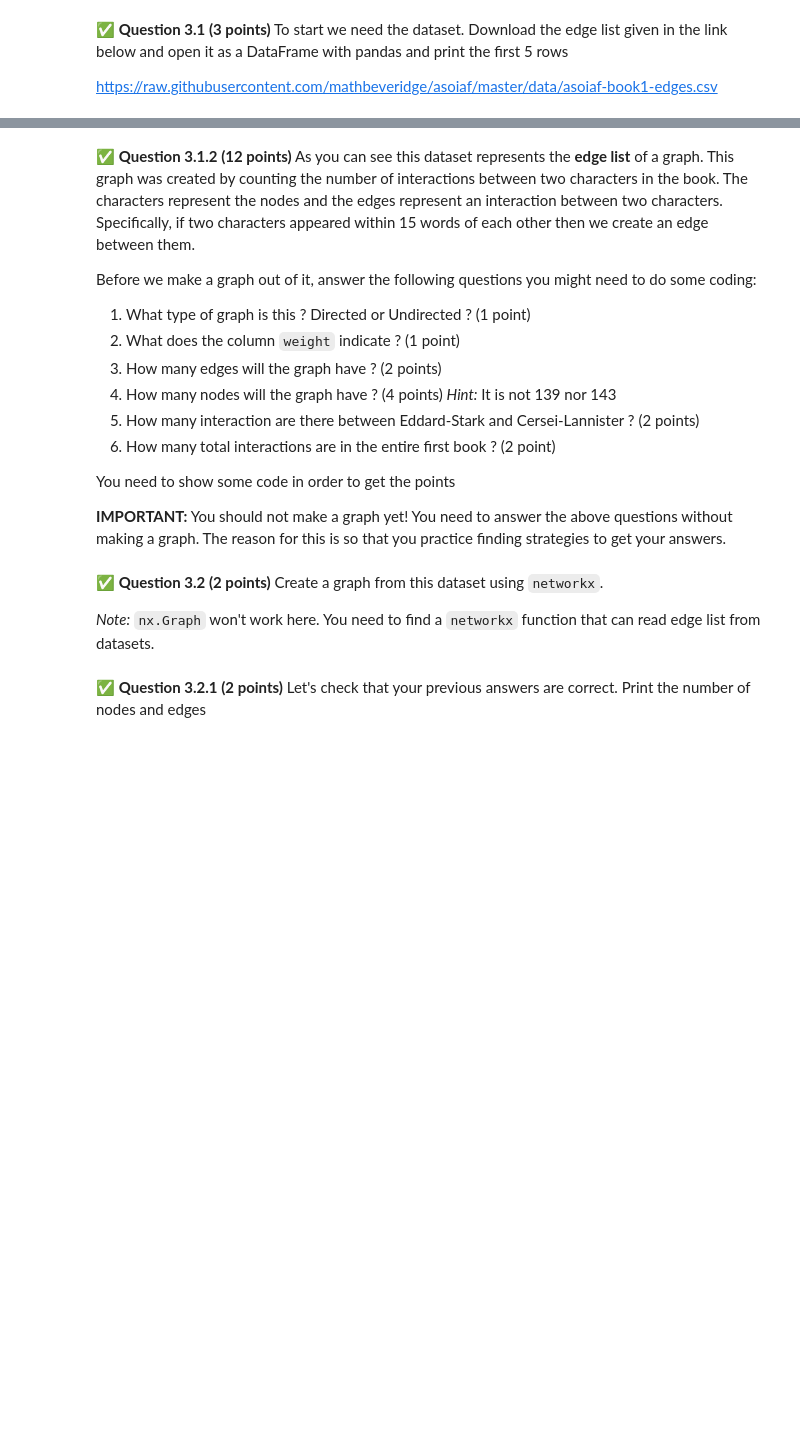
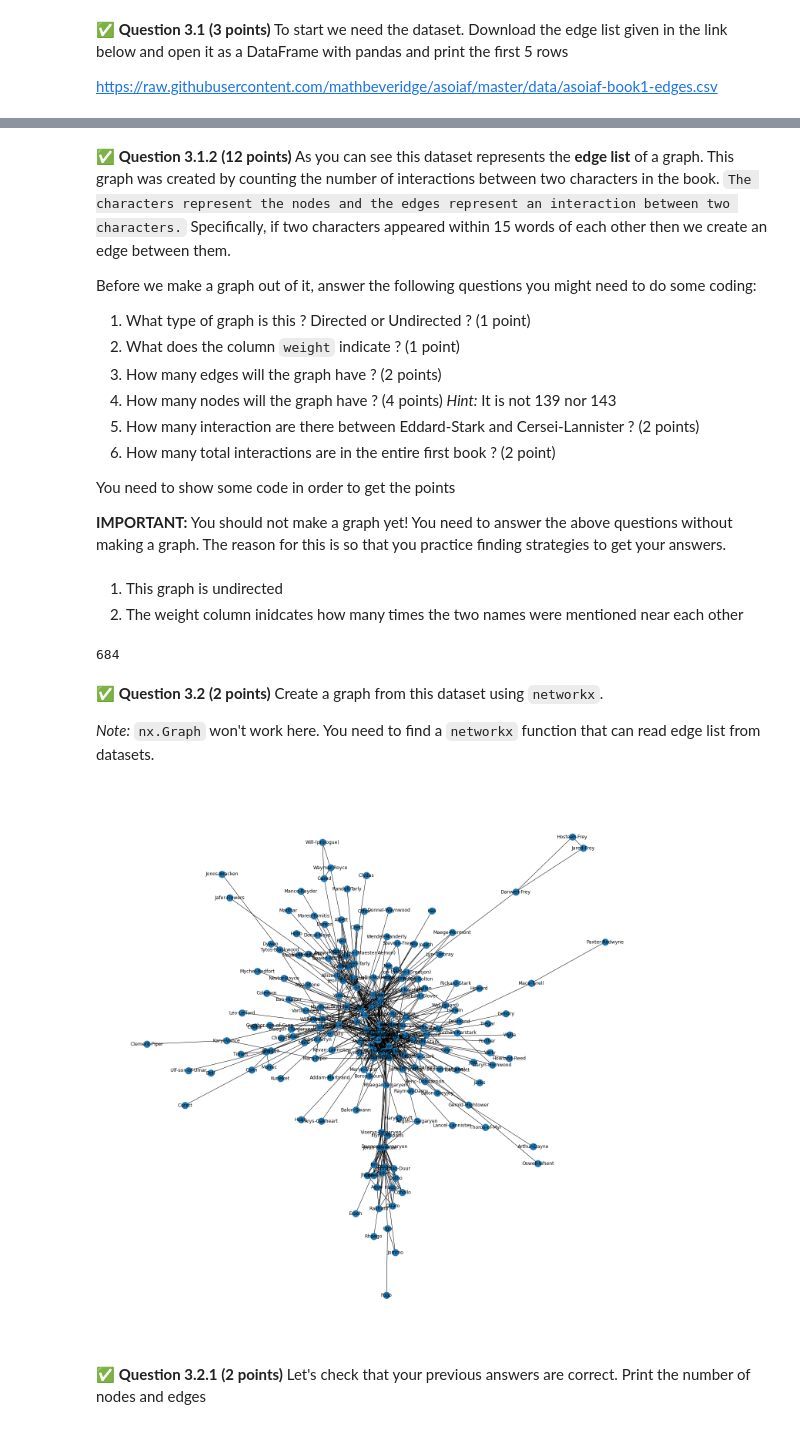
Before and after one commit to soesit/cmse202-f22-turnin, a Jupyter notebook: hw-03/HW-03_ABMAndGraphTheory-STUDENT.ipynb, the cells around one changed output, grey strips where cells are left out. Drawn from its saved outputs; the diff is of its cells as text; code cells hidden in the pictures; blank space fills up the shorter version.

```diff
--- a/hw-03/HW-03_ABMAndGraphTheory-STUDENT.ipynb
+++ b/hw-03/HW-03_ABMAndGraphTheory-STUDENT.ipynb
@@ -286,2 +370,4 @@ https://raw.githubusercontent.com/mathbeveridge/asoiaf/master/data/asoiaf-book1-
 # %%
 # Put the code to open the dataset
+westeros = pd.read_csv('asoiaf-book1-edges.csv')
+westeros.head()
@@ -288,5 +381,5 @@ https://raw.githubusercontent.com/mathbeveridge/asoiaf/master/data/asoiaf-book1-
 # %% [markdown]
-&#9989; **Question 3.1.2 (12 points)** As you can see this dataset represents the __edge list__ of a graph. This graph was created by counting the number of interactions between two characters in the book. The characters represent the nodes and the edges represent an interaction between two characters. Specifically, if two characters appeared within 15 words of each other then we create an edge between them.
+&#9989; **Question 3.1.2 (12 points)** As you can see this dataset represents the __edge list__ of a graph. This graph was created by counting the number of interactions between two characters in the book. `The characters represent the nodes and the edges represent an interaction between two characters.` Specifically, if two characters appeared within 15 words of each other then we create an edge between them.
 
 Before we make a graph out of it, answer the following questions you might need to do some coding:
 
@@ -305,3 +396,15 @@ You need to show some code in order to get the points
+# %% [markdown]
+1. This graph is undirected
+2. The weight column inidcates how many times the two names were mentioned near each other
+# %%
+# question 3
+len(westeros['weight'])
+
+# question 4
+source_ary =
+target_ary =
+# %% [output]
+684
 # %% [markdown]
 &#9989; **Question 3.2 (2 points)** Create a graph from this dataset using `networkx`.
 
@@ -311,3 +412,11 @@ You need to show some code in order to get the points
+# %%
+# Put your code here
+edges = nx.from_pandas_edgelist(westeros, source='Source', target='Target', edge_attr=['weight'], create_using=None)
+
+figure(figsize=(20,20))
+nx.draw(edges, with_labels=True)
+# %% [output]
+[figure, added]
 # %% [markdown]
 &#9989; **Question 3.2.1 (2 points)** Let's check that your previous answers are correct. Print the number of nodes and edges
 # %%
```
Also changed, not shown: parts of 26 cells of this notebook.
